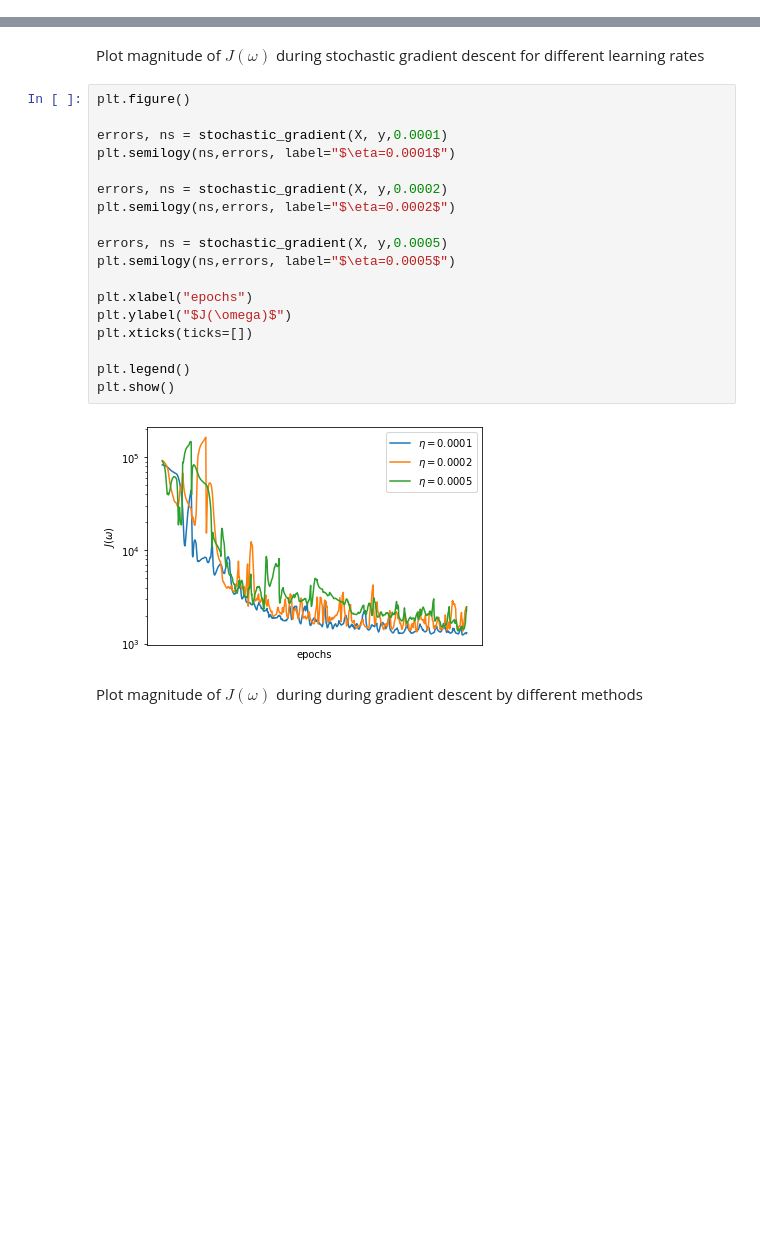
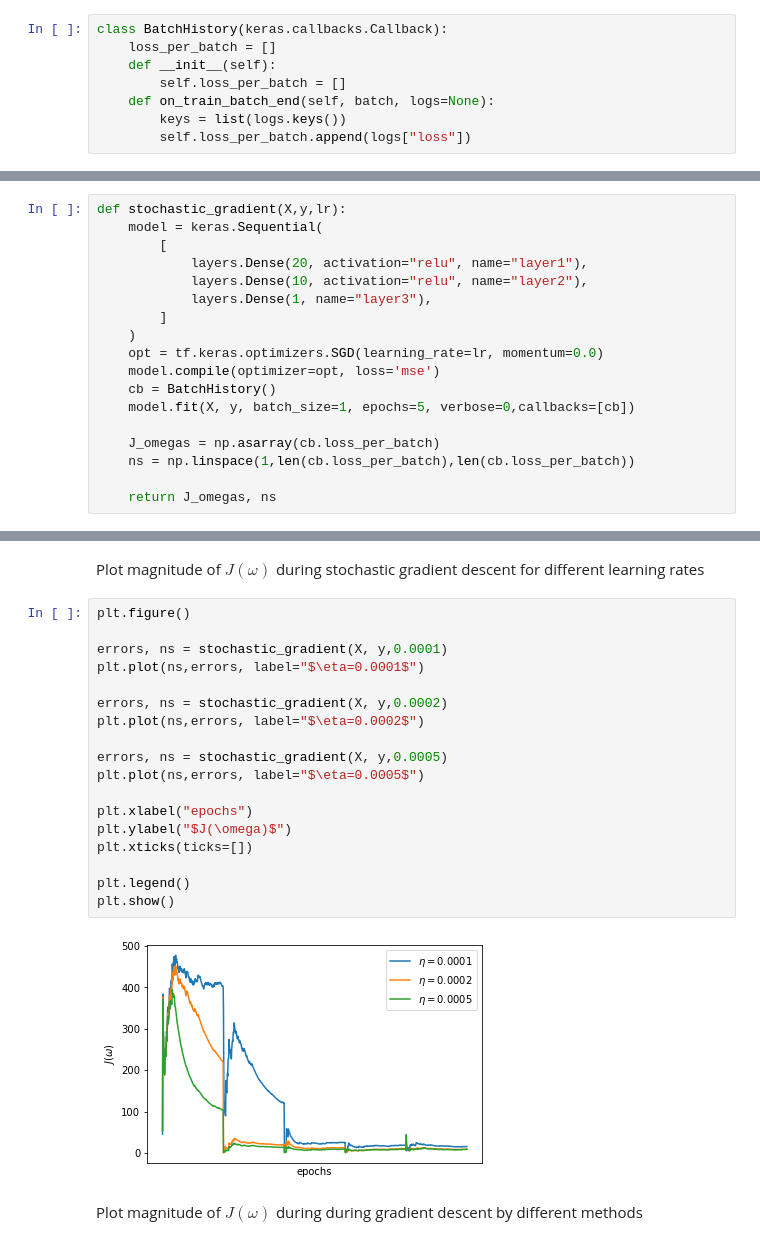
Before and after one commit to zaspel/MachineLearningSpring2021, a Jupyter notebook: gradient_descent_neural_network.ipynb, the cells around one changed output, grey strips where cells are left out. Saved outputs shown, nothing was run; the diff lists cells and outputs as text; blank space fills up the shorter version.

Commit message:
* corrected gradient descent example on neual network   (was incorrectly implemented in sklearn before)

```diff
--- a/gradient_descent_neural_network.ipynb
+++ b/gradient_descent_neural_network.ipynb
@@ -13,2 +16,10 @@ import pandas as pd # for loading the Excel data set file
+# %%
+class BatchHistory(keras.callbacks.Callback):
+    loss_per_batch = []
+    def __init__(self):
+        self.loss_per_batch = []
+    def on_train_batch_end(self, batch, logs=None):
+        keys = list(logs.keys())
+        self.loss_per_batch.append(logs["loss"])
 # %% [markdown]
 Implementation of function that carries out stochastich gradient descent such that it returns the evolution of the functional $J({\omega})$
@@ -39,2 +26,20 @@ def stochastic_gradient(X,y,lr):
+# %%
+def stochastic_gradient(X,y,lr):
+    model = keras.Sequential(
+        [
+            layers.Dense(20, activation="relu", name="layer1"),
+            layers.Dense(10, activation="relu", name="layer2"),
+            layers.Dense(1, name="layer3"),
+        ]
+    )
+    opt = tf.keras.optimizers.SGD(learning_rate=lr, momentum=0.0)
+    model.compile(optimizer=opt, loss='mse')
+    cb = BatchHistory()
+    model.fit(X, y, batch_size=1, epochs=5, verbose=0,callbacks=[cb])
+
+    J_omegas = np.asarray(cb.loss_per_batch)
+    ns = np.linspace(1,len(cb.loss_per_batch),len(cb.loss_per_batch))
+
+    return J_omegas, ns
 # %% [markdown]
 Implementation of function that carries out mini-batch gradient descent such that it returns the evolution of the functional $J({\omega})$
@@ -116,23 +118,23 @@ Plot magnitude of $J(\omega)$ during stochastic gradient descent for different l
 # %%
 plt.figure()
 
 errors, ns = stochastic_gradient(X, y,0.0001)
-plt.semilogy(ns,errors, label="$\eta=0.0001$")
+plt.plot(ns,errors, label="$\eta=0.0001$")
 
 errors, ns = stochastic_gradient(X, y,0.0002)
-plt.semilogy(ns,errors, label="$\eta=0.0002$")
+plt.plot(ns,errors, label="$\eta=0.0002$")
 
 errors, ns = stochastic_gradient(X, y,0.0005)
-plt.semilogy(ns,errors, label="$\eta=0.0005$")
+plt.plot(ns,errors, label="$\eta=0.0005$")
 
 plt.xlabel("epochs")
 plt.ylabel("$J(\omega)$")
 plt.xticks(ticks=[])
 
 plt.legend()
 plt.show()
 # %% [output]
-[figure, old version]
+[figure, new version]
 # %% [markdown]
 Plot magnitude of $J(\omega)$ during during gradient descent by different methods
 # %%
```
Also changed, not shown: parts of 9 cells of this notebook.
